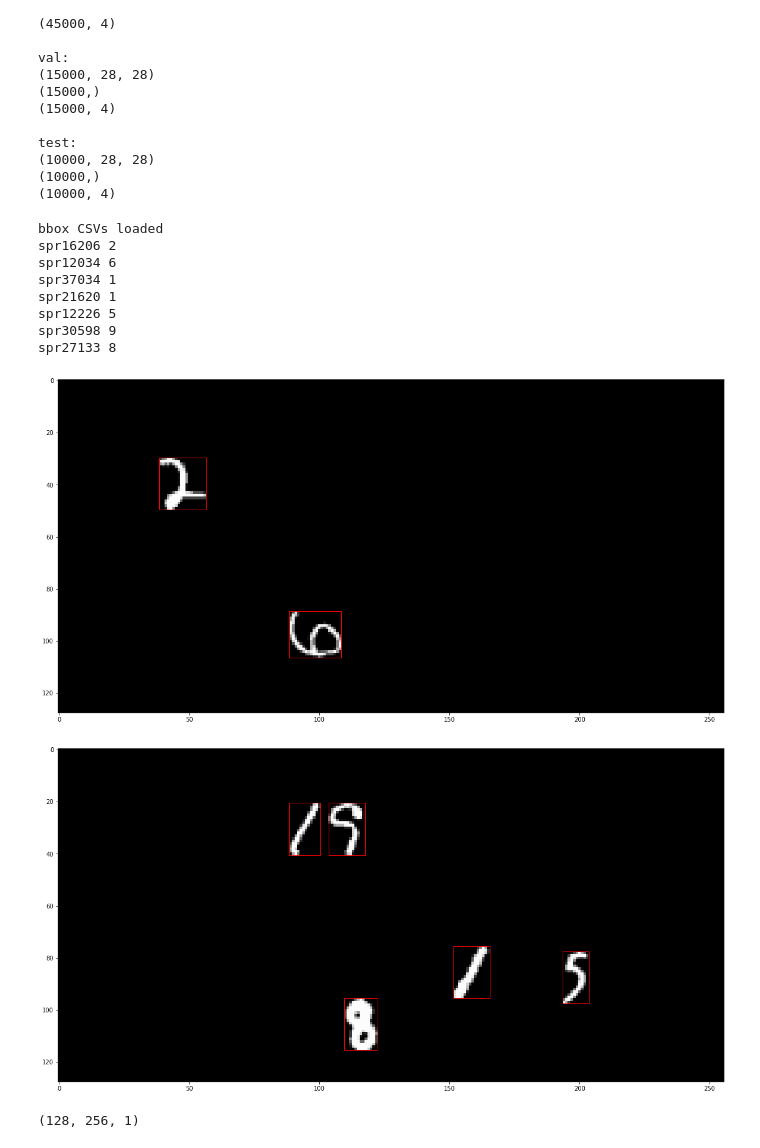
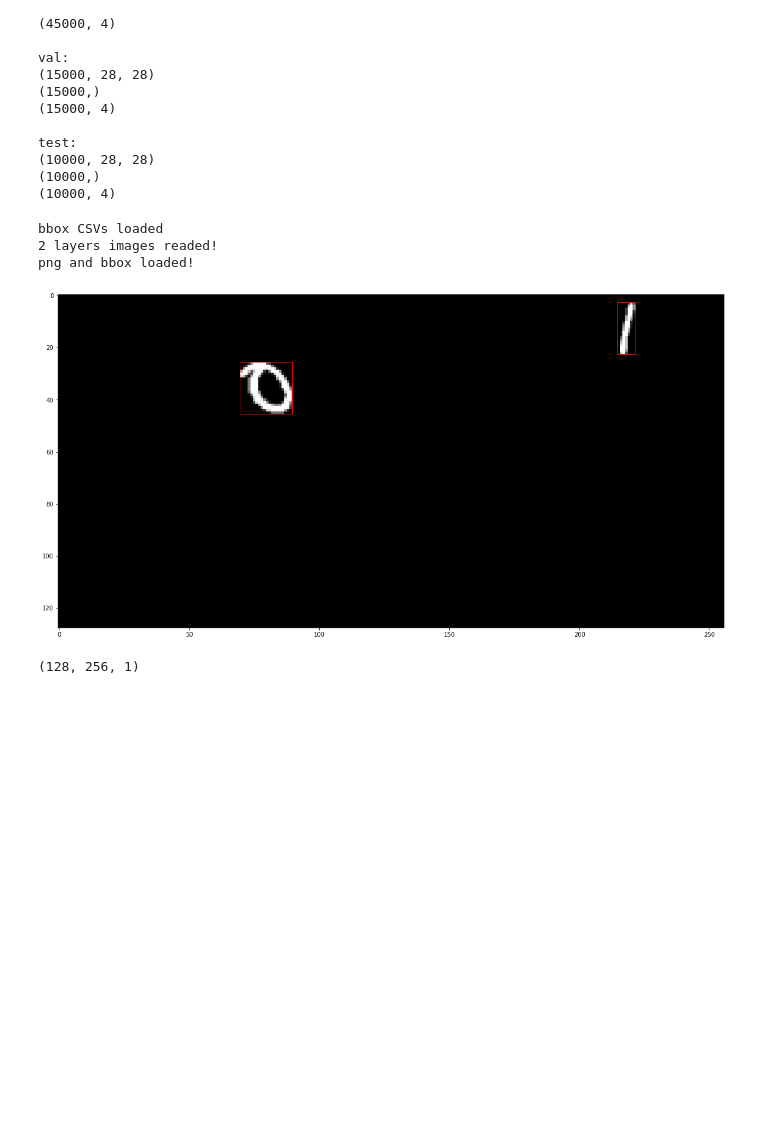
Before and after one commit to 0r4nd/HandwritingRecognition, a Jupyter notebook: notebooks/HandwritingRecognition.ipynb, the cells around one changed output. Saved outputs shown, nothing was run; the diff lists cells and outputs as text; code cells hidden in the pictures; blank space fills up the shorter version.

Commit message:
id's read/write update

```diff
--- a/notebooks/HandwritingRecognition.ipynb
+++ b/notebooks/HandwritingRecognition.ipynb
@@ -319,28 +319,40 @@ class ObjectDetectionGenerator:
         if not os.path.exists(dir_path_layers_test):
             os.mkdir(dir_path_layers_test)
 
-        json_filename = 'layers_y_bbox_train.json'
-        json_filepath = os.path.join(dir_path_layers_train, json_filename)
-        csv_filepath = os.path.join(dir_path_layers_train, 'layers_y_id_train.csv')
+        json_id_filename = 'layers_y_id_train.json'
+        json_id_filepath = os.path.join(dir_path_layers_train, json_id_filename)
+        json_bbox_filename = 'layers_y_bbox_train.json'
+        json_bbox_filepath = os.path.join(dir_path_layers_train, json_bbox_filename)
 
-        if not os.path.exists(json_filepath):
+
+        if not os.path.exists(json_id_filepath):
+            # write json (id's)
+            json_str = pd.Series(self.layers["y_train_id"]).to_json(orient='values')
+            with open(json_id_filepath, 'w', encoding='utf-8') as f:
+                f.write(json_str)
+            # write json (bbox's)
             json_str = pd.Series(self.layers["y_train_bbox"]).to_json(orient='values')
-            # write json (bbox's)
-            with open(json_file, 'w', encoding='utf-8') as f:
+            with open(json_bbox_filepath, 'w', encoding='utf-8') as f:
                 f.write(json_str)
-            # write csv (id's)
-            df = pd.DataFrame(self.layers["y_train_id"], columns=['id'])
-            df.to_csv(csv_filepath, index=False)
             # write png's
             self.write_layers("train")
+
+
+
+            print(self.layers["y_train_id"])
 
             #    .write_layers("val")
             #    .write_layers("test")
             print(f'png and bbox saved!')
         else:
-            arr = pd.read_json(json_filepath, typ='series', orient='values')
             self.reset_layers()
+            # read json (id's)
+            arr = pd.read_json(json_id_filepath, typ='series', orient='values')
+            self.layers["y_train_id"] = list(arr)
+            # read json (id's)
+            arr = pd.read_json(json_bbox_filepath, typ='series', orient='values')
             self.layers["y_train_bbox"] = list(arr)
+            # read png's
             self.read_layers("train")
             #    .read_layers("val")
             #    .read_layers("test")
@@ -579,43 +591,37 @@ test:
 try: # python
     dataset_dir = os.path.join(os.path.dirname(os.path.abspath(__file__)), "..", "dataset")
 except NameError: # jupyter notebook
     dataset_dir = os.path.join(os.path.dirname(os.getcwd()), 'dataset')
 
 (X_train, y_train), (X_test, y_test) = datasets.mnist.load_data(path="mnist.npz")
 og = ObjectDetectionGenerator(X_train, y_train, X_test, y_test, dataset_dir,
                               layers_width=256,layers_height=128)
 og.load_sprites()
 #og.transform_scale([28.,28.])
 
 #og.reset_layers()
 og.add_layer()
 og._draw_random_sprites(0, 2)
 og.add_layer()
 og._draw_random_sprites(1, 5)
 
 #og.show_layer(0)
 #og.show_layer(1)
 
 #print(og.layers["aabb_train"])
 #print(pd.Series(og.layers["aabb_train"]).to_json(orient='values'))
 og.load_layers()
 
 
 #write_layers(og, "train")
 #read_layers(og, "train")
 og.show_layer(0)
-og.show_layer(1)
+#og.show_layer(1)
 # %% [output]
 bbox CSVs loaded
-spr16206 2
-spr12034 6
-spr37034 1
-spr21620 1
-spr12226 5
-spr30598 9
-spr27133 8
+2 layers images readed!
+png and bbox loaded!
-[figure, old version]
+[figure, new version]
-[figure, removed]
 # %%
 og.clean_layer(0)
 og._draw_packed_sprites(0, 100)
```
Also changed, not shown: parts of 2 cells of this notebook.
